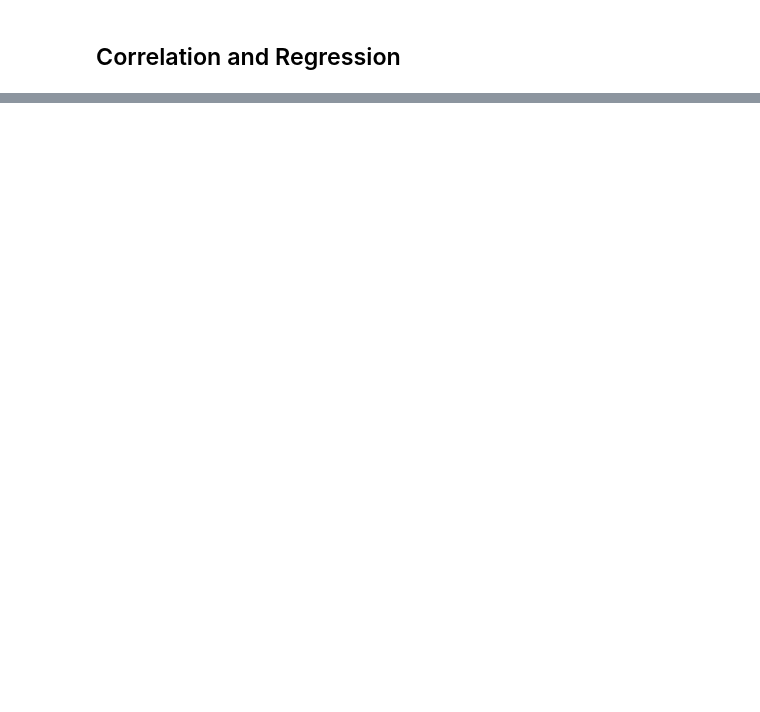
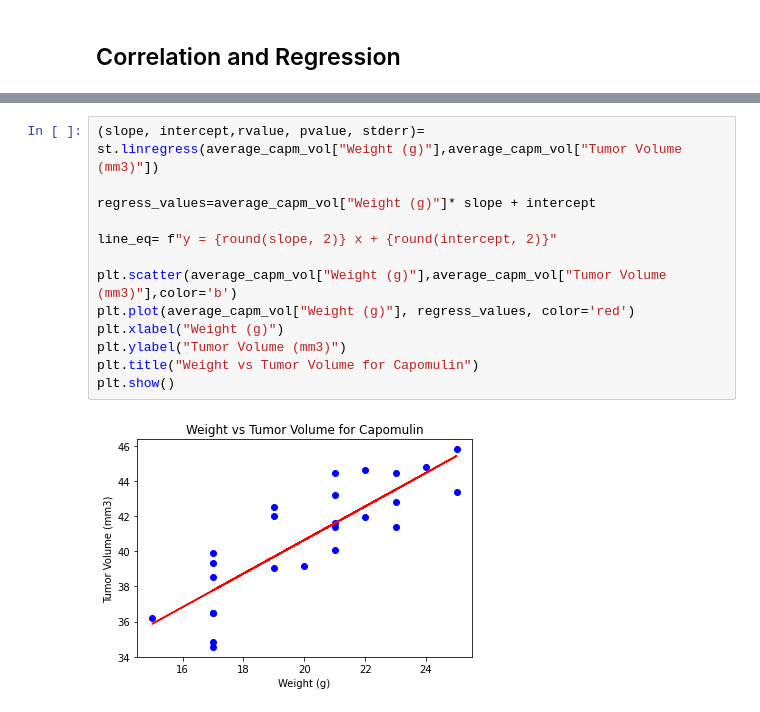
Before and after one commit to SBrindley/Pymaceuticals, a Jupyter notebook: pymaceuticals_starter.ipynb, the cells around one changed output, grey strips where cells are left out. Cells and saved outputs as stored; diff of their text form; blank space fills up the shorter version.

```diff
--- a/pymaceuticals_starter.ipynb
+++ b/pymaceuticals_starter.ipynb
@@ -375,0 +381,15 @@ KeyError: 'Average Tumor Volume'
+# %%
+(slope, intercept,rvalue, pvalue, stderr)= st.linregress(average_capm_vol["Weight (g)"],average_capm_vol["Tumor Volume (mm3)"])
+
+regress_values=average_capm_vol["Weight (g)"]* slope + intercept
+
+line_eq= f"y = {round(slope, 2)} x + {round(intercept, 2)}"
+
+plt.scatter(average_capm_vol["Weight (g)"],average_capm_vol["Tumor Volume (mm3)"],color='b')
+plt.plot(average_capm_vol["Weight (g)"], regress_values, color='red')
+plt.xlabel("Weight (g)")
+plt.ylabel("Tumor Volume (mm3)")
+plt.title("Weight vs Tumor Volume for Capomulin")
+plt.show()
+# %% [output]
+[figure, added]
```
Also changed, not shown: parts of 15 cells of this notebook.
